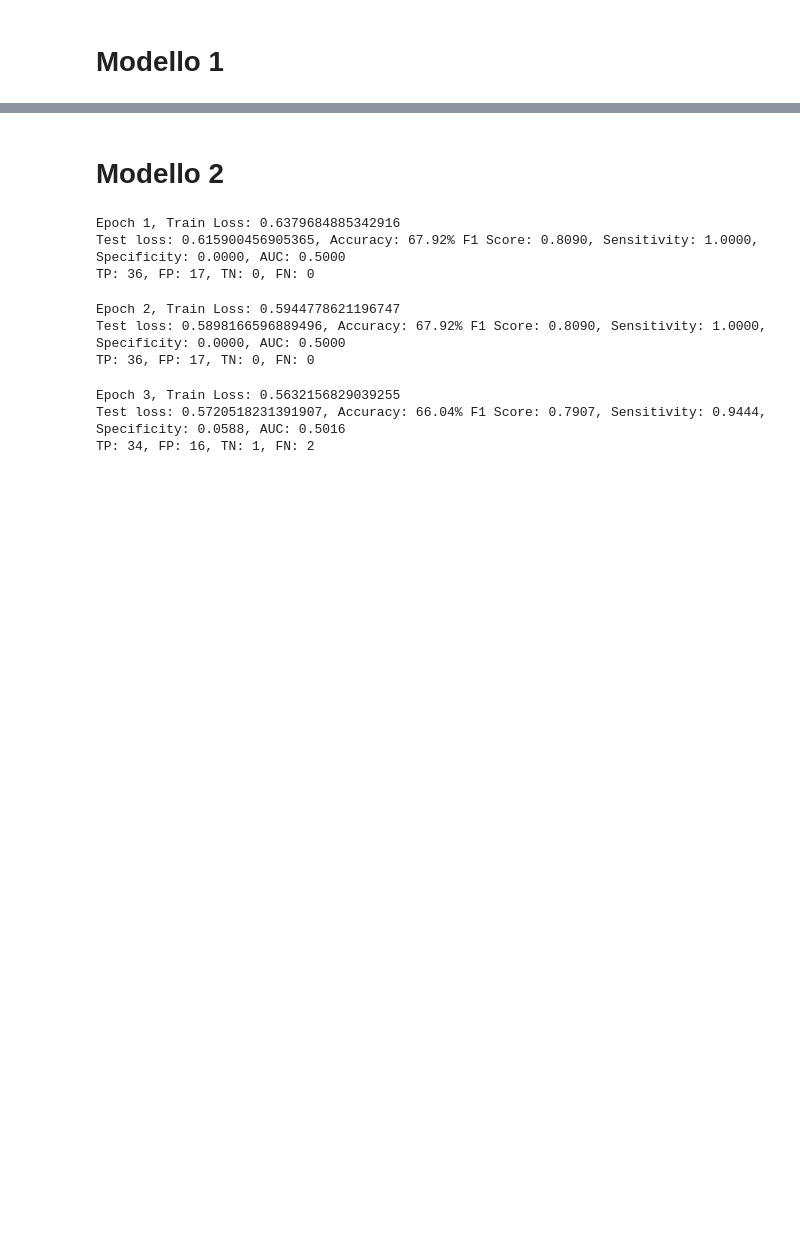
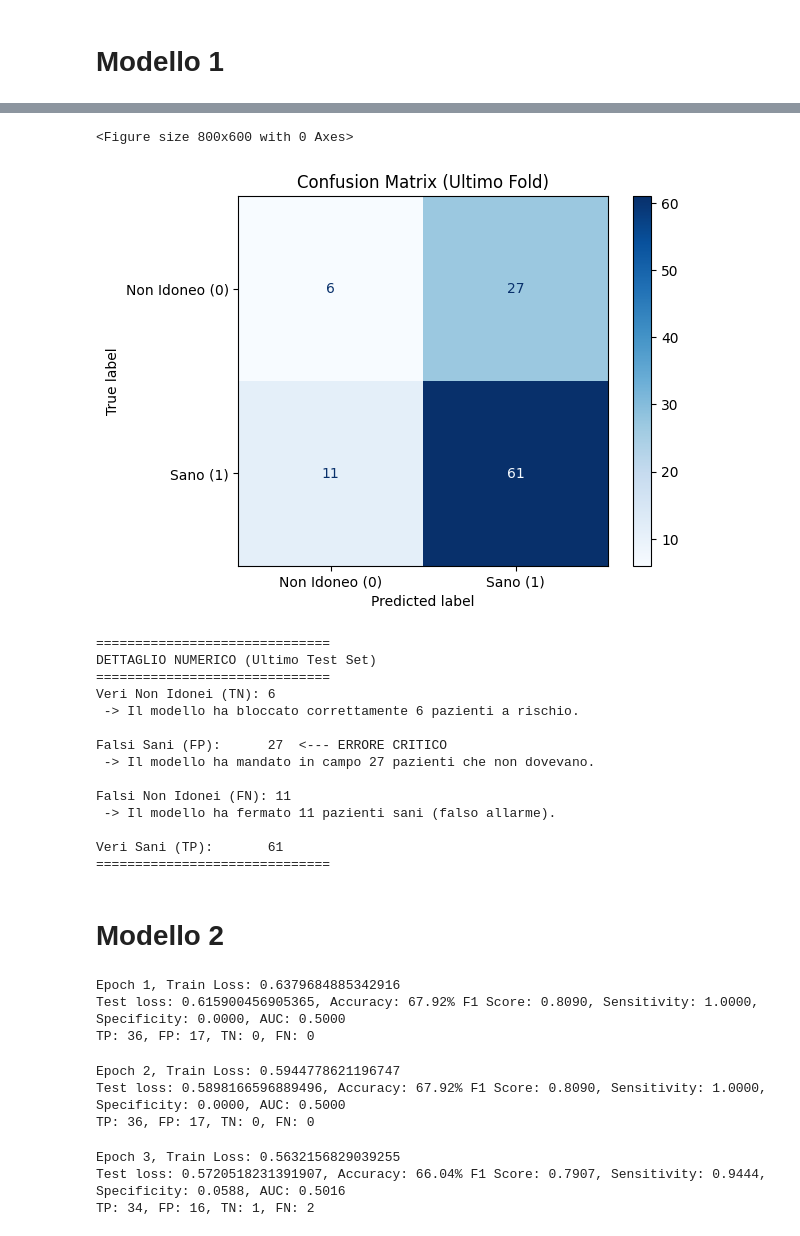
Before and after one commit to dalexsuam/ECG_DEEP_LEARNING, a Jupyter notebook: Copy Andrea.ipynb, the cells around one changed output, grey strips where cells are left out. Saved outputs shown, nothing was run; the diff lists cells and outputs as text; code cells hidden in the pictures; blank space fills up the shorter version.

```diff
--- a/Copy Andrea.ipynb
+++ b/Copy Andrea.ipynb
@@ -649,3 +728,57 @@ max     0.8113    0.8750                1.0000       0.7059  0.7835
+# %%
+from sklearn.metrics import confusion_matrix, ConfusionMatrixDisplay
+import matplotlib.pyplot as plt
+import numpy as np
+
+# Recuperiamo le variabili dall'ultimo giro del K-Fold
+# y_true_fold: Etichette reali dell'ultimo fold
+# final_preds: Predizioni del modello (0 o 1) dell'ultimo fold
+
+# 1. Calcolo della Matrice
+cm = confusion_matrix(y_true_fold, final_preds)
+
+# 2. Visualizzazione Grafica
+plt.figure(figsize=(8, 6))
+# Usiamo i nomi delle classi: 0 = Non Idoneo (Malato), 1 = Sano
+disp = ConfusionMatrixDisplay(confusion_matrix=cm, display_labels=['Non Idoneo (0)', 'Sano (1)'])
+
+# Plot con colori personalizzati (Blues è standard e chiaro)
+disp.plot(cmap='Blues', values_format='d')
+
+plt.title('Confusion Matrix (Ultimo Fold)')
+plt.show()
+
+# 3. Stampa dei numeri critici per la tua analisi medica
+tn, fp, fn, tp = cm.ravel()
+
+print(f"{'='*30}")
+print(f"DETTAGLIO NUMERICO (Ultimo Test Set)")
+print(f"{'='*30}")
+print(f"Veri Non Idonei (TN): {tn}")
+print(f" -> Il modello ha bloccato correttamente {tn} pazienti a rischio.")
+print(f"\nFalsi Sani (FP):      {fp}  <--- ERRORE CRITICO")
+print(f" -> Il modello ha mandato in campo {fp} pazienti che non dovevano.")
+print(f"\nFalsi Non Idonei (FN): {fn}")
+print(f" -> Il modello ha fermato {fn} pazienti sani (falso allarme).")
+print(f"\nVeri Sani (TP):       {tp}")
+print(f"{'='*30}")
+# %% [output]
+<Figure size 800x600 with 0 Axes>
+[figure, added]
+==============================
+DETTAGLIO NUMERICO (Ultimo Test Set)
+==============================
+Veri Non Idonei (TN): 6
+ -> Il modello ha bloccato correttamente 6 pazienti a rischio.
+
+Falsi Sani (FP):      27  <--- ERRORE CRITICO
+ -> Il modello ha mandato in campo 27 pazienti che non dovevano.
+
+Falsi Non Idonei (FN): 11
+ -> Il modello ha fermato 11 pazienti sani (falso allarme).
+
+Veri Sani (TP):       61
+==============================
 # %% [markdown]
 # Modello 2
 # %%
```
Also changed, not shown: parts of 10 cells of this notebook.
